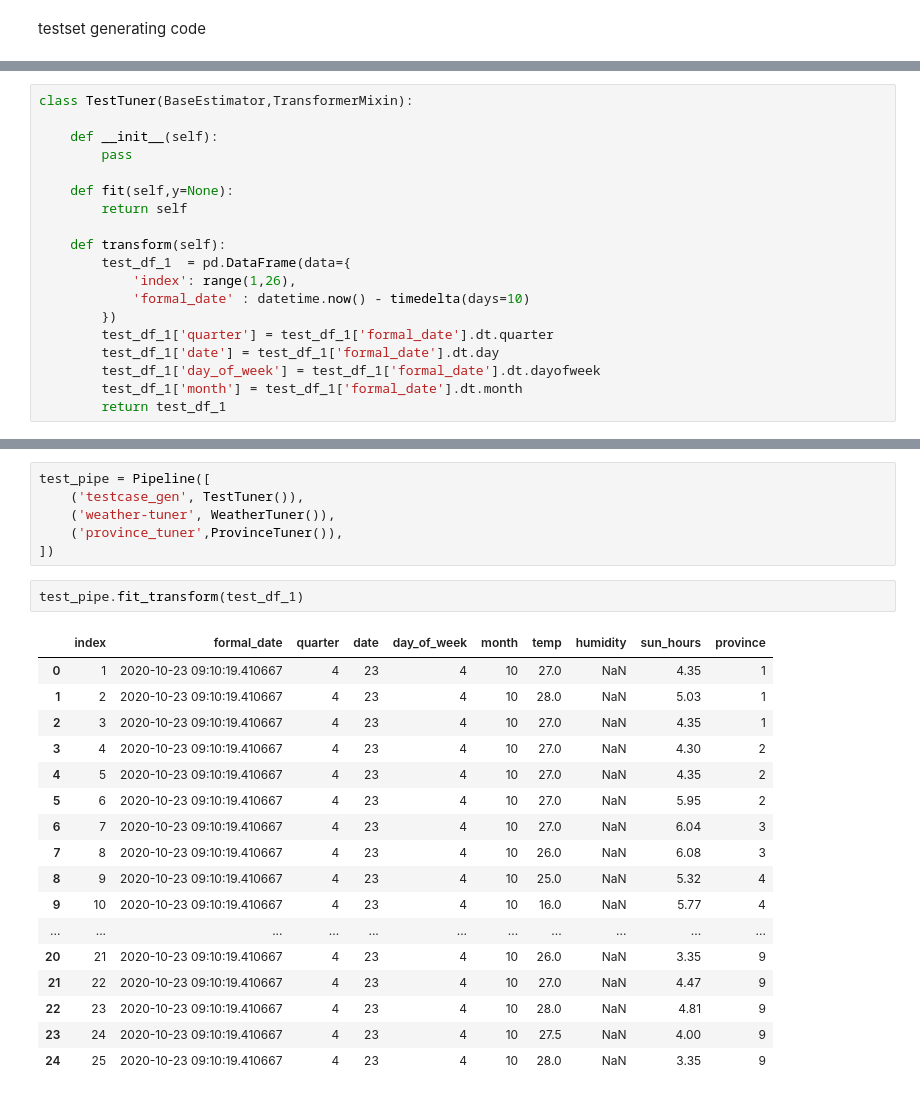
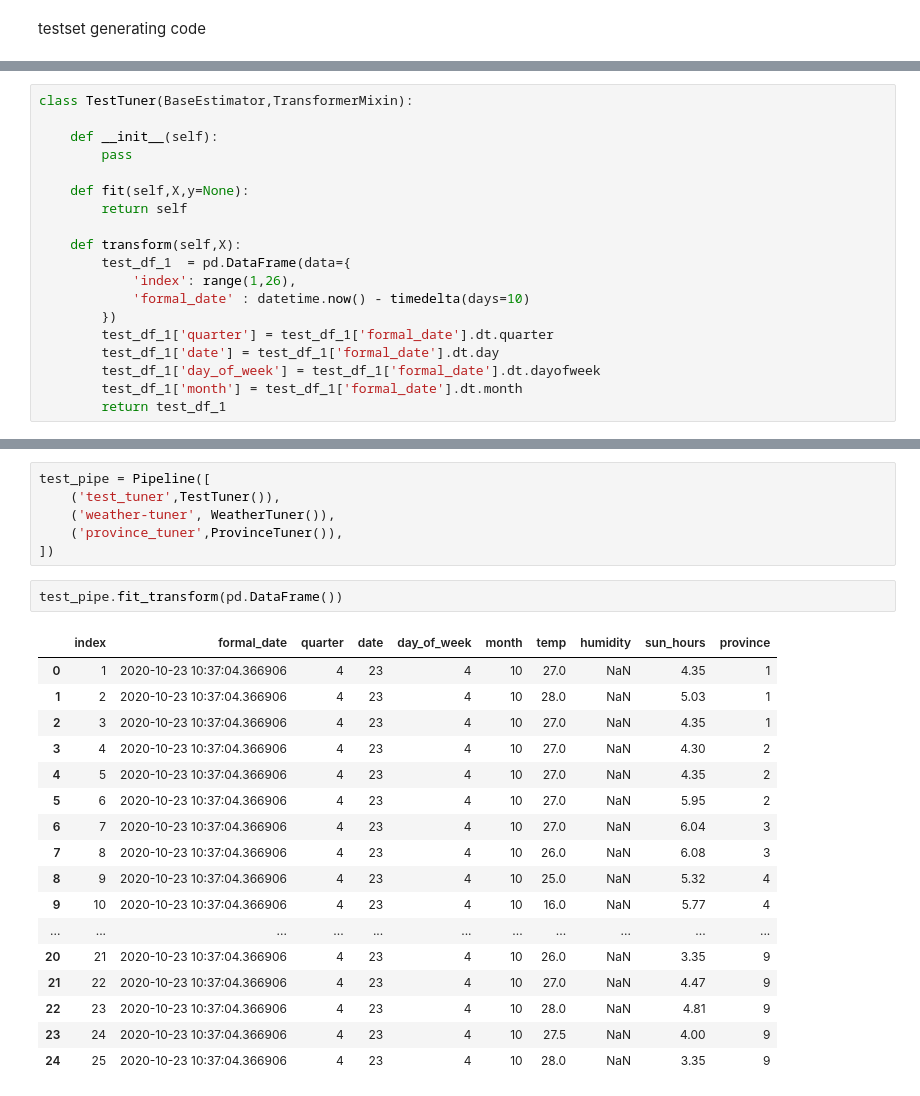
Before and after one commit to nipdep/Datathon-1.0, a Jupyter notebook: src/models/main_model/main_pipeline.ipynb, the cells around one changed output, grey strips where cells are left out. Drawn from its saved outputs; the diff is of its cells as text.

```diff
--- a/src/models/main_model/main_pipeline.ipynb
+++ b/src/models/main_model/main_pipeline.ipynb
@@ -266,10 +248,10 @@ class TestTuner(BaseEstimator,TransformerMixin):
     def __init__(self):
         pass
 
-    def fit(self,y=None):
+    def fit(self,X,y=None):
         return self
 
-    def transform(self):
+    def transform(self,X):
         test_df_1  = pd.DataFrame(data={
             'index': range(1,26),
             'formal_date' : datetime.now() - timedelta(days=10)
@@ -282,26 +279,26 @@ class TestTuner(BaseEstimator,TransformerMixin):
 # %%
 test_pipe = Pipeline([
-    ('testcase_gen', TestTuner()),
+    ('test_tuner',TestTuner()),
     ('weather-tuner', WeatherTuner()),
     ('province_tuner',ProvinceTuner()),
 ])
 # %%
-test_pipe.fit_transform(test_df_1)
+test_pipe.fit_transform(pd.DataFrame())
 # %% [output]
 |  | index | formal_date | quarter | date | day_of_week | month | temp | humidity | sun_hours | province |
-| 0 | 1 | 2020-10-23 09:10:19.410667 | 4 | 23 | 4 | 10 | 27.0 | NaN | 4.35 | 1 |
-| 1 | 2 | 2020-10-23 09:10:19.410667 | 4 | 23 | 4 | 10 | 28.0 | NaN | 5.03 | 1 |
-| 2 | 3 | 2020-10-23 09:10:19.410667 | 4 | 23 | 4 | 10 | 27.0 | NaN | 4.35 | 1 |
-| 3 | 4 | 2020-10-23 09:10:19.410667 | 4 | 23 | 4 | 10 | 27.0 | NaN | 4.30 | 2 |
-| 4 | 5 | 2020-10-23 09:10:19.410667 | 4 | 23 | 4 | 10 | 27.0 | NaN | 4.35 | 2 |
-| 5 | 6 | 2020-10-23 09:10:19.410667 | 4 | 23 | 4 | 10 | 27.0 | NaN | 5.95 | 2 |
-| 6 | 7 | 2020-10-23 09:10:19.410667 | 4 | 23 | 4 | 10 | 27.0 | NaN | 6.04 | 3 |
-| 7 | 8 | 2020-10-23 09:10:19.410667 | 4 | 23 | 4 | 10 | 26.0 | NaN | 6.08 | 3 |
-| 8 | 9 | 2020-10-23 09:10:19.410667 | 4 | 23 | 4 | 10 | 25.0 | NaN | 5.32 | 4 |
-| 9 | 10 | 2020-10-23 09:10:19.410667 | 4 | 23 | 4 | 10 | 16.0 | NaN | 5.77 | 4 |
+| 0 | 1 | 2020-10-23 10:37:04.366906 | 4 | 23 | 4 | 10 | 27.0 | NaN | 4.35 | 1 |
+| 1 | 2 | 2020-10-23 10:37:04.366906 | 4 | 23 | 4 | 10 | 28.0 | NaN | 5.03 | 1 |
+| 2 | 3 | 2020-10-23 10:37:04.366906 | 4 | 23 | 4 | 10 | 27.0 | NaN | 4.35 | 1 |
+| 3 | 4 | 2020-10-23 10:37:04.366906 | 4 | 23 | 4 | 10 | 27.0 | NaN | 4.30 | 2 |
+| 4 | 5 | 2020-10-23 10:37:04.366906 | 4 | 23 | 4 | 10 | 27.0 | NaN | 4.35 | 2 |
+| 5 | 6 | 2020-10-23 10:37:04.366906 | 4 | 23 | 4 | 10 | 27.0 | NaN | 5.95 | 2 |
+| 6 | 7 | 2020-10-23 10:37:04.366906 | 4 | 23 | 4 | 10 | 27.0 | NaN | 6.04 | 3 |
+| 7 | 8 | 2020-10-23 10:37:04.366906 | 4 | 23 | 4 | 10 | 26.0 | NaN | 6.08 | 3 |
+| 8 | 9 | 2020-10-23 10:37:04.366906 | 4 | 23 | 4 | 10 | 25.0 | NaN | 5.32 | 4 |
+| 9 | 10 | 2020-10-23 10:37:04.366906 | 4 | 23 | 4 | 10 | 16.0 | NaN | 5.77 | 4 |
 | ... | ... | ... | ... | ... | ... | ... | ... | ... | ... | ... |
-| 20 | 21 | 2020-10-23 09:10:19.410667 | 4 | 23 | 4 | 10 | 26.0 | NaN | 3.35 | 9 |
-| 21 | 22 | 2020-10-23 09:10:19.410667 | 4 | 23 | 4 | 10 | 27.0 | NaN | 4.47 | 9 |
-| 22 | 23 | 2020-10-23 09:10:19.410667 | 4 | 23 | 4 | 10 | 28.0 | NaN | 4.81 | 9 |
-| 23 | 24 | 2020-10-23 09:10:19.410667 | 4 | 23 | 4 | 10 | 27.5 | NaN | 4.00 | 9 |
-| 24 | 25 | 2020-10-23 09:10:19.410667 | 4 | 23 | 4 | 10 | 28.0 | NaN | 3.35 | 9 |
+| 20 | 21 | 2020-10-23 10:37:04.366906 | 4 | 23 | 4 | 10 | 26.0 | NaN | 3.35 | 9 |
+| 21 | 22 | 2020-10-23 10:37:04.366906 | 4 | 23 | 4 | 10 | 27.0 | NaN | 4.47 | 9 |
+| 22 | 23 | 2020-10-23 10:37:04.366906 | 4 | 23 | 4 | 10 | 28.0 | NaN | 4.81 | 9 |
+| 23 | 24 | 2020-10-23 10:37:04.366906 | 4 | 23 | 4 | 10 | 27.5 | NaN | 4.00 | 9 |
+| 24 | 25 | 2020-10-23 10:37:04.366906 | 4 | 23 | 4 | 10 | 28.0 | NaN | 3.35 | 9 |
```
Also changed, not shown: parts of 3 cells of this notebook, 1 other file.
